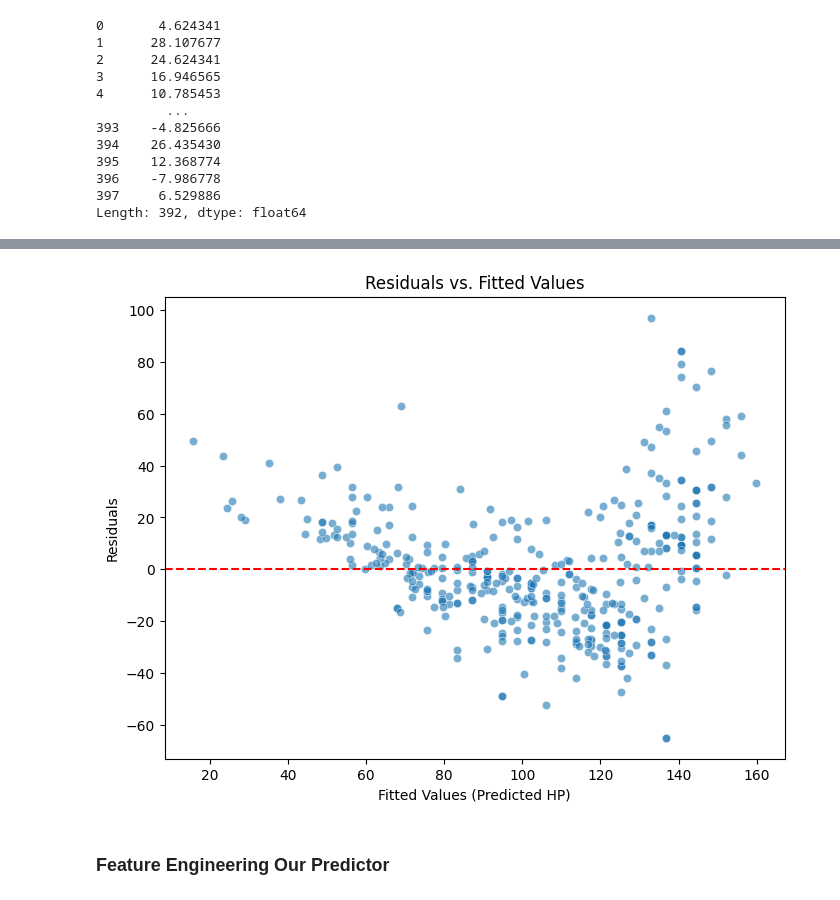
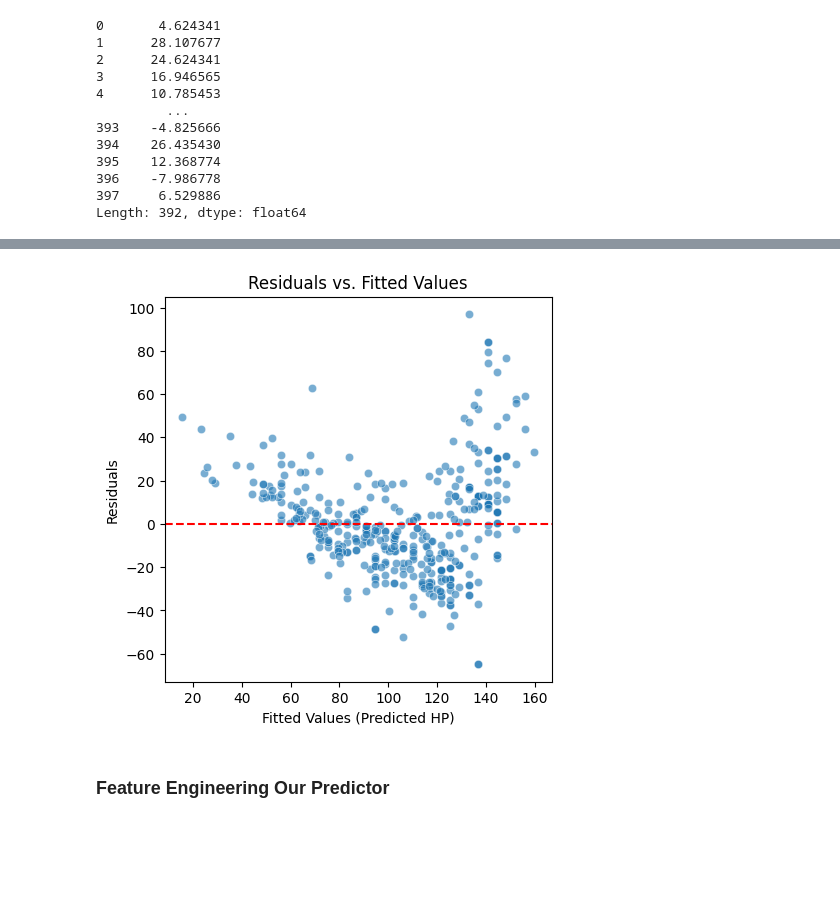
Before and after one commit to trentpark8800/linear-regression, a Jupyter notebook: auto_mpg_analysis.ipynb, the cells around one changed output, grey strips where cells are left out. Saved outputs shown, nothing was run; the diff lists cells and outputs as text; code cells hidden in the pictures; blank space fills up the shorter version.

```diff
--- a/auto_mpg_analysis.ipynb
+++ b/auto_mpg_analysis.ipynb
@@ -228,15 +210,15 @@ plt.show()
 # %%
 fitted_values = model.fittedvalues
 
-plt.figure(figsize=(8, 6))
+plt.figure(figsize=(5, 5))
 sns.scatterplot(x=fitted_values, y=single_var_resid, alpha=0.6)
 plt.axhline(0, color="red", linestyle="dashed")
 plt.xlabel("Fitted Values (Predicted HP)")
 plt.ylabel("Residuals")
 plt.title("Residuals vs. Fitted Values")
 plt.show()
 # %% [output]
-[figure, old version]
+[figure, new version]
 # %% [markdown]
 ### Feature Engineering Our Predictor
 # %%
```
Also changed, not shown: parts of 29 cells of this notebook, 2 other files.
